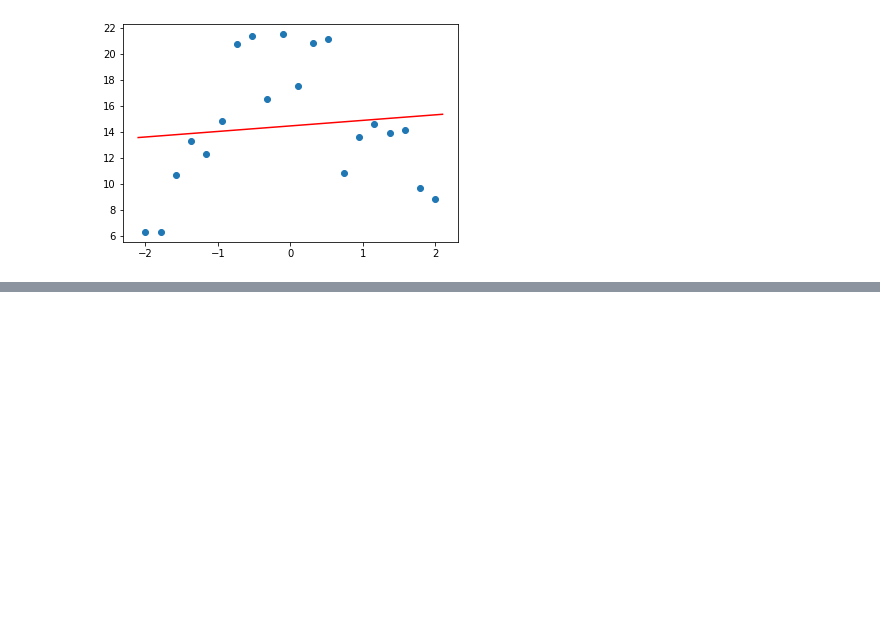
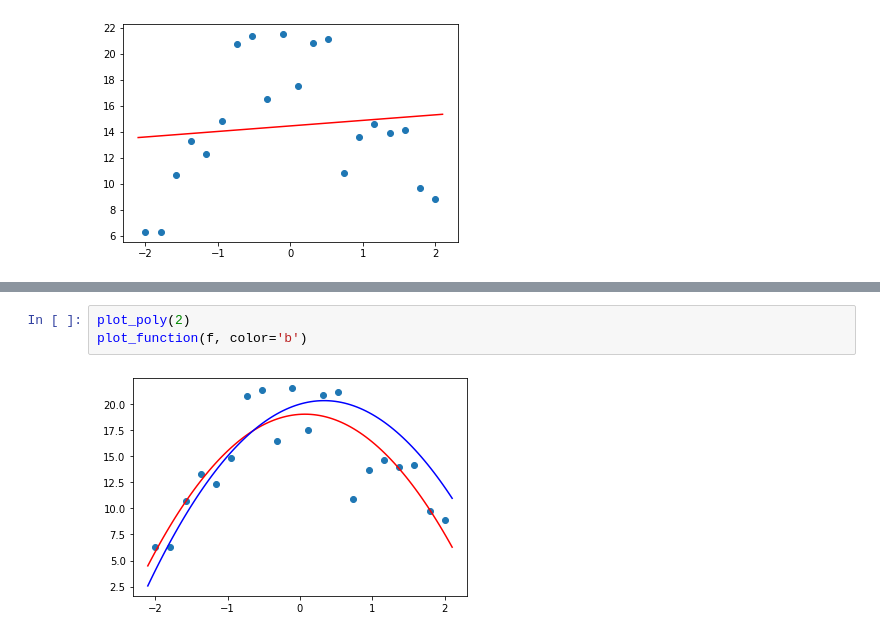
Before and after one commit to champsleague/Deep-Learning, a Jupyter notebook: Lesson4.ipynb, the cells around one changed output, grey strips where cells are left out. Drawn from its saved outputs; the diff is of its cells as text; blank space fills up the shorter version.

```diff
--- a/Lesson4.ipynb
+++ b/Lesson4.ipynb
@@ -254,0 +259,5 @@ plot_poly(1)
+# %%
+plot_poly(2)
+plot_function(f, color='b')
+# %% [output]
+[figure, added]
```
Also changed, not shown: parts of 15 cells of this notebook.
